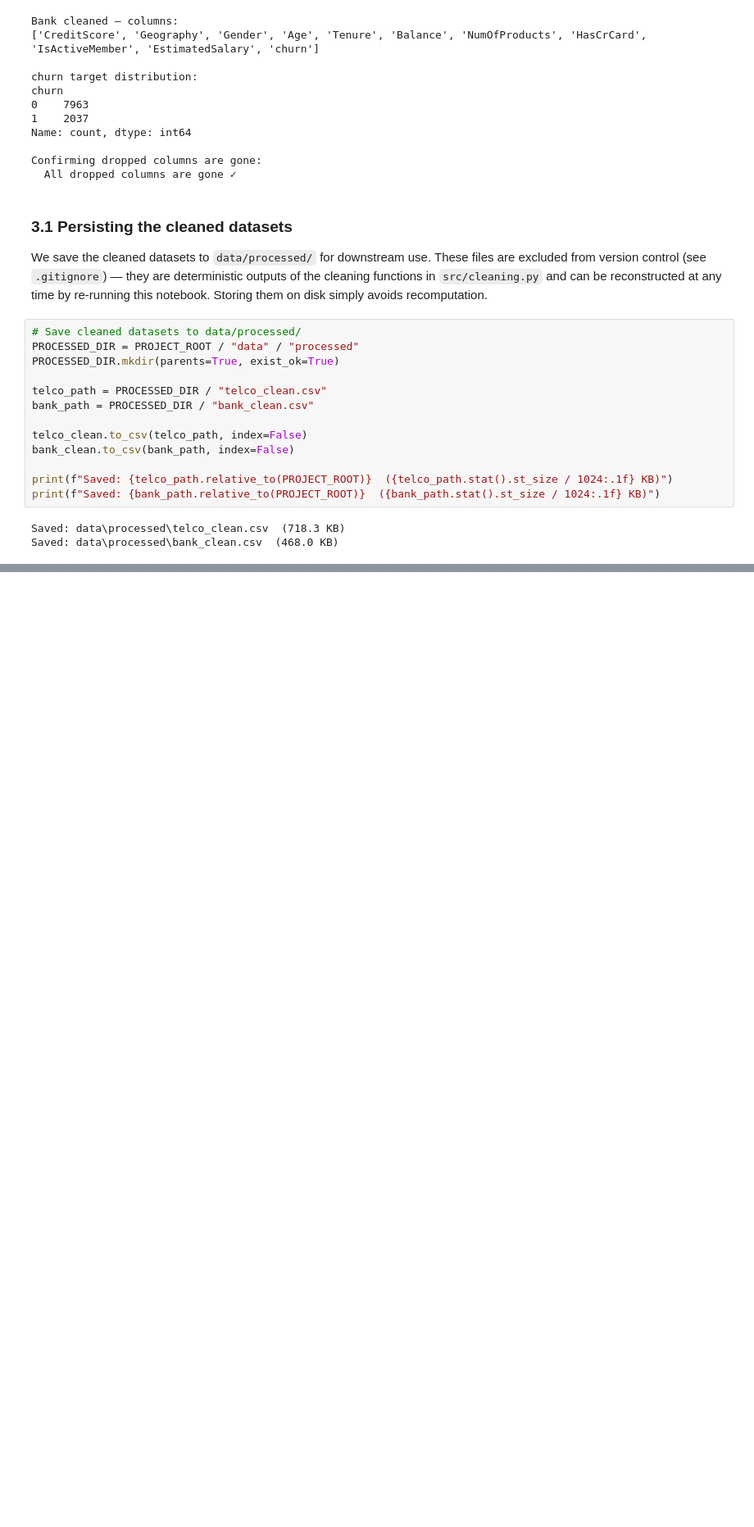
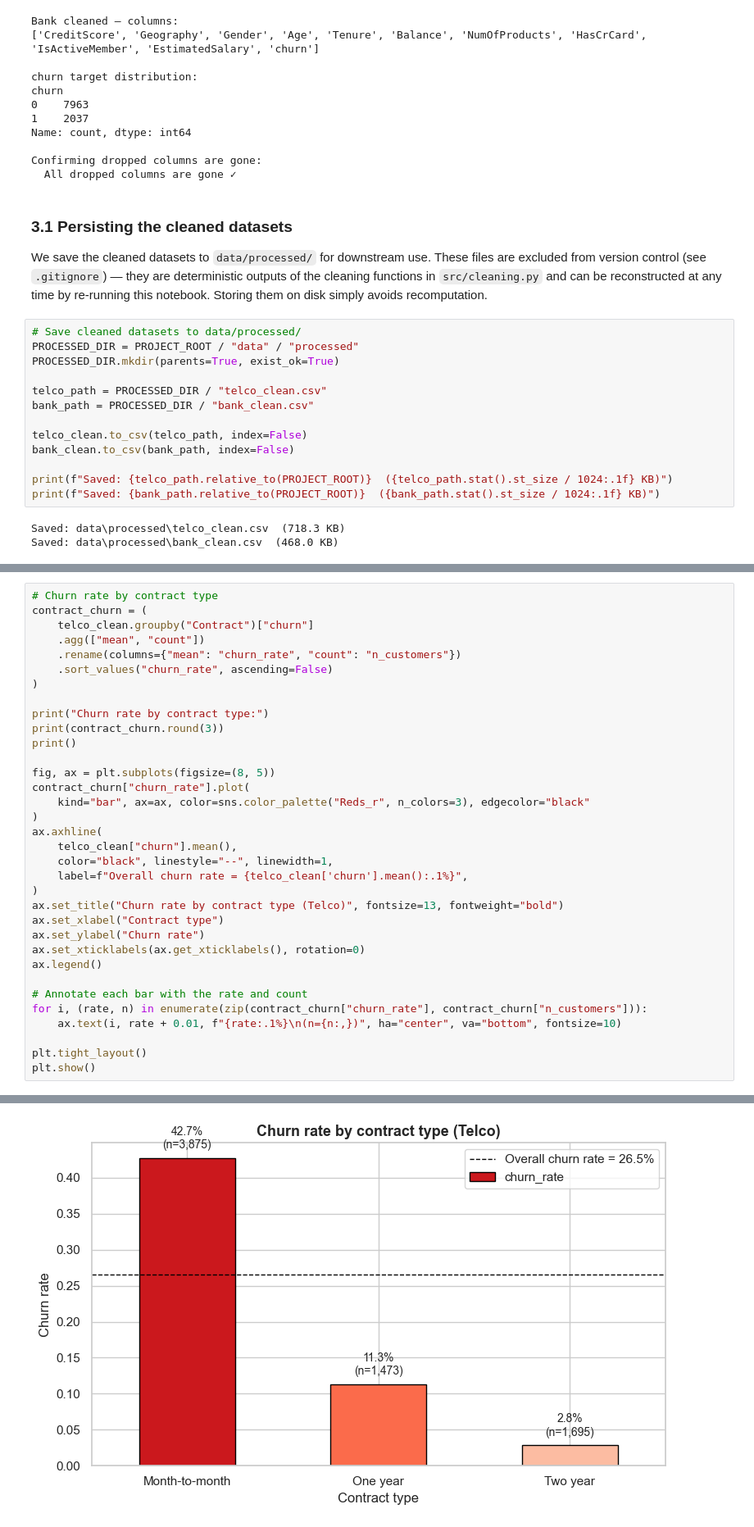
Before and after one commit to RayaSergieva/churn-risk-modeling, a Jupyter notebook: notebooks/01_data_loading_and_validation.ipynb, the cells around one changed output, grey strips where cells are left out. Shown at 82% size. Saved outputs shown, nothing was run; the diff lists cells and outputs as text; blank space fills up the shorter version.

```diff
--- a/notebooks/01_data_loading_and_validation.ipynb
+++ b/notebooks/01_data_loading_and_validation.ipynb
@@ -386,0 +406,35 @@ Saved: data\processed\bank_clean.csv  (468.0 KB)
+# %%
+# Churn rate by contract type
+contract_churn = (
+    telco_clean.groupby("Contract")["churn"]
+    .agg(["mean", "count"])
+    .rename(columns={"mean": "churn_rate", "count": "n_customers"})
+    .sort_values("churn_rate", ascending=False)
+)
+
+print("Churn rate by contract type:")
+print(contract_churn.round(3))
+print()
+
+fig, ax = plt.subplots(figsize=(8, 5))
+contract_churn["churn_rate"].plot(
+    kind="bar", ax=ax, color=sns.color_palette("Reds_r", n_colors=3), edgecolor="black"
+)
+ax.axhline(
+    telco_clean["churn"].mean(),
+    color="black", linestyle="--", linewidth=1,
+    label=f"Overall churn rate = {telco_clean['churn'].mean():.1%}",
+)
+ax.set_title("Churn rate by contract type (Telco)", fontsize=13, fontweight="bold")
+ax.set_xlabel("Contract type")
+ax.set_ylabel("Churn rate")
+ax.set_xticklabels(ax.get_xticklabels(), rotation=0)
+ax.legend()
+
+# Annotate each bar with the rate and count
+for i, (rate, n) in enumerate(zip(contract_churn["churn_rate"], contract_churn["n_customers"])):
+    ax.text(i, rate + 0.01, f"{rate:.1%}\n(n={n:,})", ha="center", va="bottom", fontsize=10)
+
+plt.tight_layout()
+plt.show()
+# %% [output]
@@ -386,0 +447 @@ Saved: data\processed\bank_clean.csv  (468.0 KB)
+[figure, added]
```
Also changed, not shown: parts of 18 cells of this notebook.
